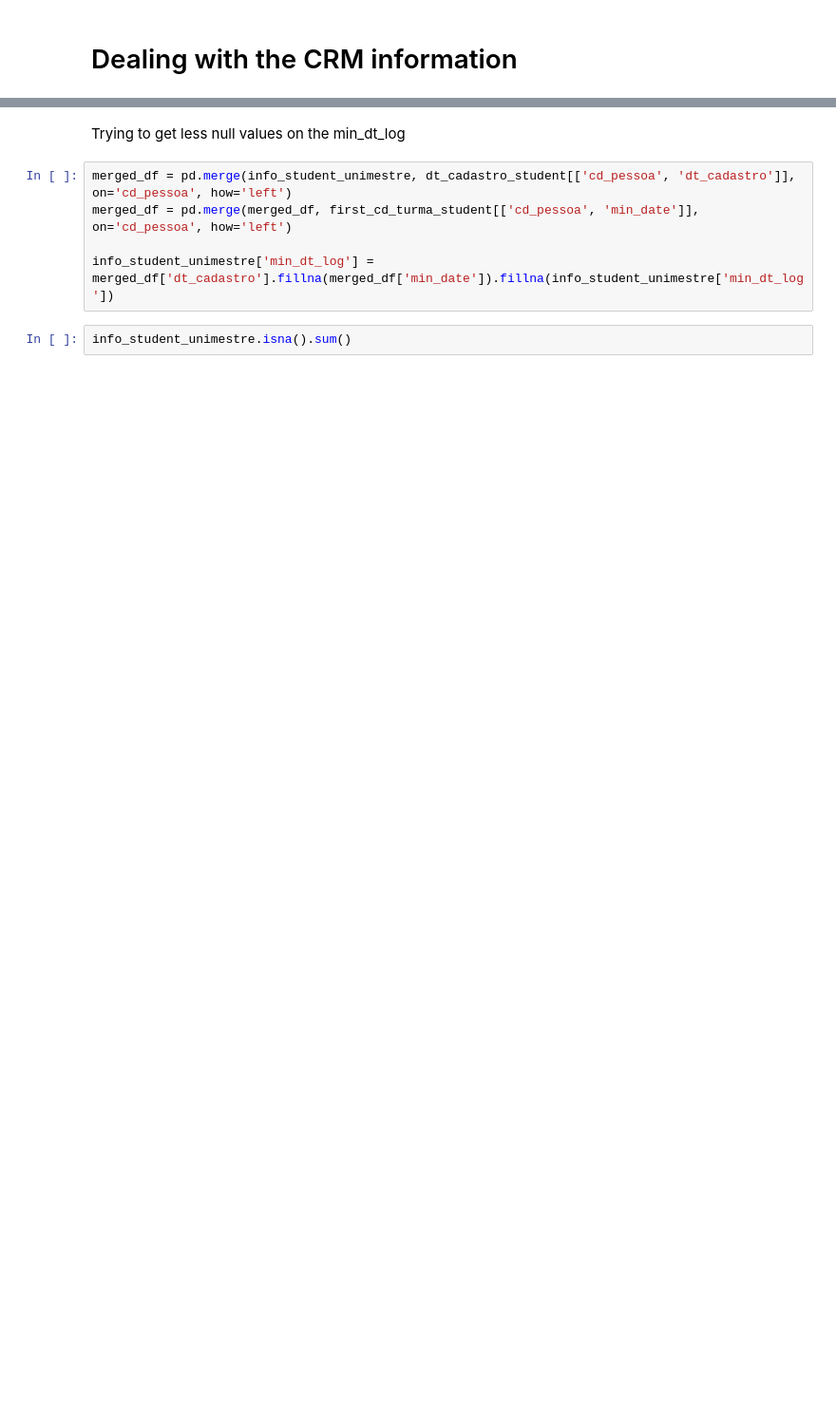
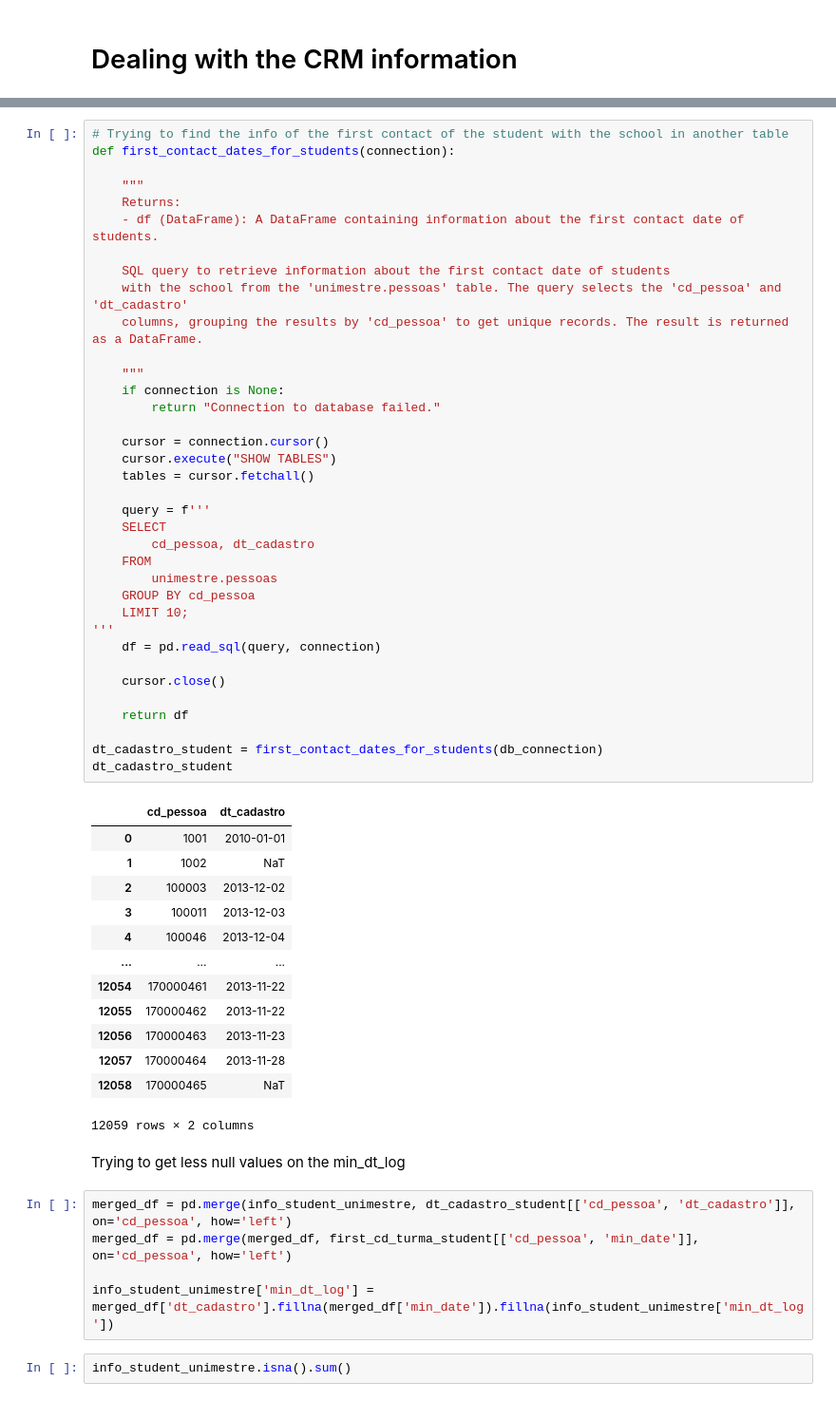
Before and after one commit to anaaristow/sustentare_analytics, a Jupyter notebook: eda_etl/extracting.ipynb, the cells around one changed output, grey strips where cells are left out. Shown at 95% size. Cells and saved outputs as stored; diff of their text form; blank space fills up the shorter version.

```diff
--- a/eda_etl/extracting.ipynb
+++ b/eda_etl/extracting.ipynb
@@ -262,3 +503,53 @@ info_student_unimestre.shape
+# %%
+# Trying to find the info of the first contact of the student with the school in another table
+def first_contact_dates_for_students(connection):
+
+    """
+    Returns:
+    - df (DataFrame): A DataFrame containing information about the first contact date of students.
+
+    SQL query to retrieve information about the first contact date of students
+    with the school from the 'unimestre.pessoas' table. The query selects the 'cd_pessoa' and 'dt_cadastro'
+    columns, grouping the results by 'cd_pessoa' to get unique records. The result is returned as a DataFrame.
+
+    """
+    if connection is None:
+        return "Connection to database failed."
+
+    cursor = connection.cursor()
+    cursor.execute("SHOW TABLES")
+    tables = cursor.fetchall()
+
+    query = f'''
+    SELECT
+        cd_pessoa, dt_cadastro
+    FROM
+        unimestre.pessoas
+    GROUP BY cd_pessoa
+    LIMIT 10;
+'''
+    df = pd.read_sql(query, connection)
+
+    cursor.close()
+
+    return df
+
+dt_cadastro_student = first_contact_dates_for_students(db_connection)
+dt_cadastro_student
+# %% [output]
+|  | cd_pessoa | dt_cadastro |
+| 0 | 1001 | 2010-01-01 |
+| 1 | 1002 | NaT |
+| 2 | 100003 | 2013-12-02 |
+| 3 | 100011 | 2013-12-03 |
+| 4 | 100046 | 2013-12-04 |
+| ... | ... | ... |
+| 12054 | 170000461 | 2013-11-22 |
+| 12055 | 170000462 | 2013-11-22 |
+| 12056 | 170000463 | 2013-11-23 |
+| 12057 | 170000464 | 2013-11-28 |
+| 12058 | 170000465 | NaT |
+12059 rows × 2 columns
 # %% [markdown]
 Trying to get less null values on the min_dt_log
 # %%
```
Also changed, not shown: parts of 32 cells of this notebook.
